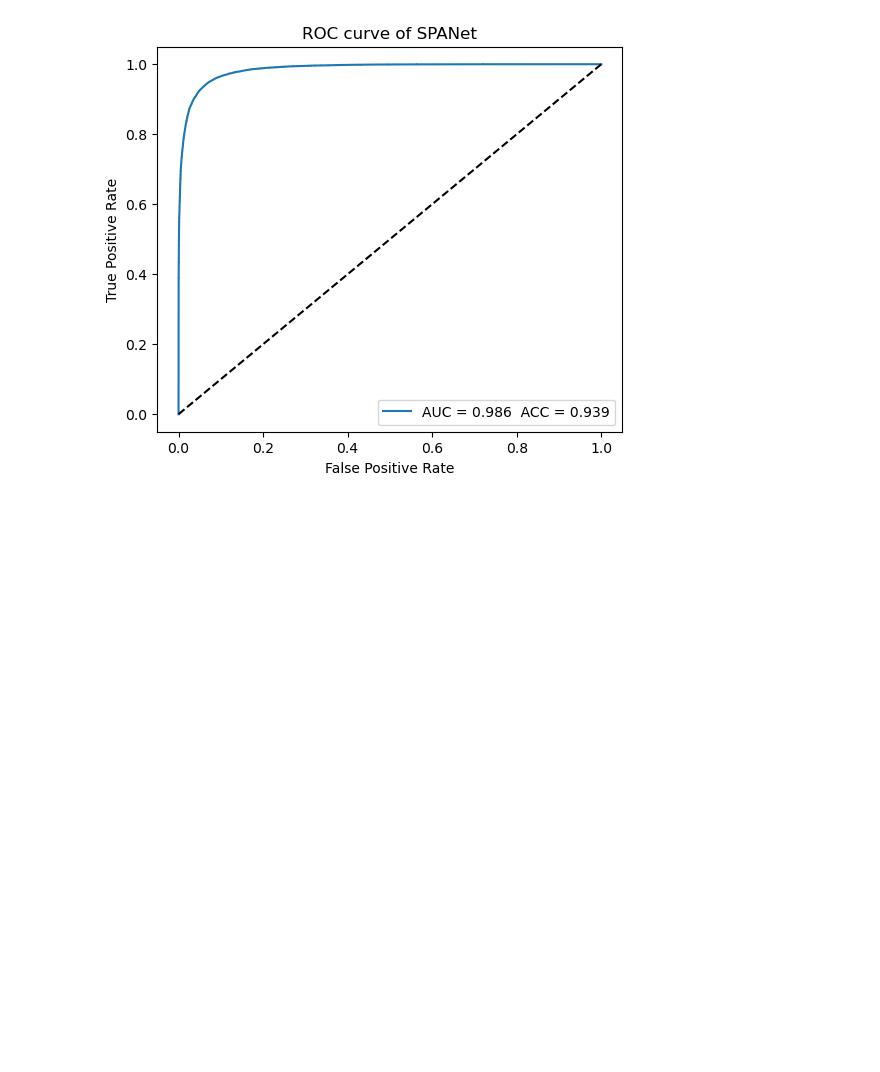
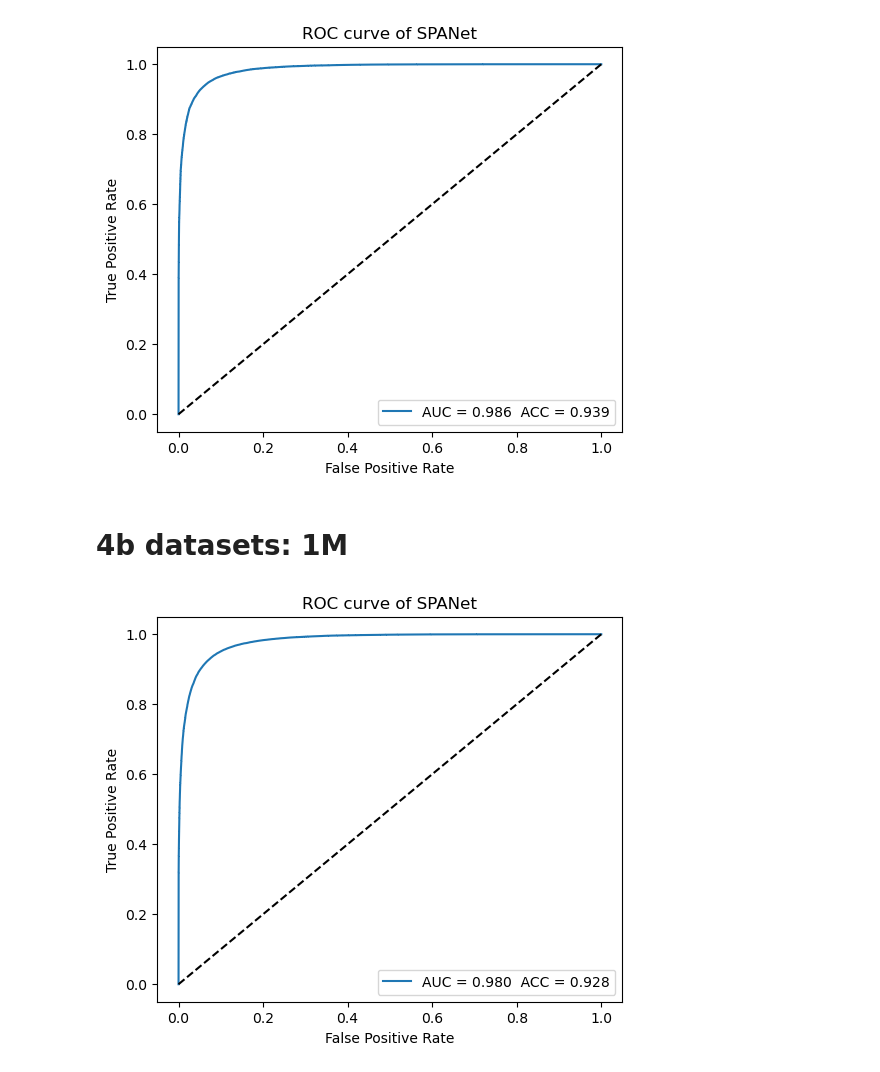
Before and after one commit to r10222035/3h6b_collider_study, a Jupyter notebook: SPANet/SPANet_results.ipynb, the cells around one changed output. Saved outputs shown, nothing was run; the diff lists cells and outputs as text; code cells hidden in the pictures; blank space fills up the shorter version.

```diff
--- a/SPANet/SPANet_results.ipynb
+++ b/SPANet/SPANet_results.ipynb
@@ -129,3 +131,45 @@ ax.legend()
 plt.show()
 # %% [output]
 [figure]
+# %% [markdown]
+# 4b datasets: 1M
+# %%
+h5_dir = '../Sample/SPANet'
+file_path = os.path.join(h5_dir, 'triHiggs-4pT40_4b-test.h5')
+with h5py.File(file_path, 'r') as f:
+    y_test = f['CLASSIFICATIONS/EVENT/signal'][...]
+
+file_path = os.path.join(h5_dir, 'triHiggs-4pT40_4b-test-4b_SPANet_predict.h5')
+with h5py.File(file_path, 'r') as f:
+    y_prob = f['CLASSIFICATIONS/EVENT/signal'][...]
+# %%
+fig, ax = plt.subplots(1, 1, figsize=(6, 5))
+
+i = 1
+
+AUC = roc_auc_score(y_test==i,  y_prob[:, i])
+fpr, tpr, thresholds = roc_curve(y_test==i, y_prob[:, i])
+
+accuracy_scores = []
+# 最多用 1000 個
+if len(thresholds) > 1000:
+    thresholds = np.percentile(thresholds, np.linspace(0, 100, 1001))
+
+for threshold in tqdm(thresholds):
+    accuracy_scores.append(accuracy_score(y_test == i,  y_prob[:, i] > threshold))
+
+accuracies = np.array(accuracy_scores)
+ACC = accuracies.max()
+
+ax.plot(fpr, tpr, label = f'AUC = {AUC:.3f}  ACC = {ACC:.3f}')
+ax.plot([0, 1], [0, 1], 'k--')
+
+ax.set_title(f'ROC curve of SPANet')
+ax.set_xlabel('False Positive Rate')
+ax.set_ylabel('True Positive Rate')
+ax.legend()
+
+# plt.savefig(f'../figures/ROC_SPANet_triHiggs.pdf', facecolor='White', dpi=300, bbox_inches='tight')
+plt.show()
+# %% [output]
+[figure, added]
```
Also changed, not shown: parts of 3 cells of this notebook, 6 other files.
